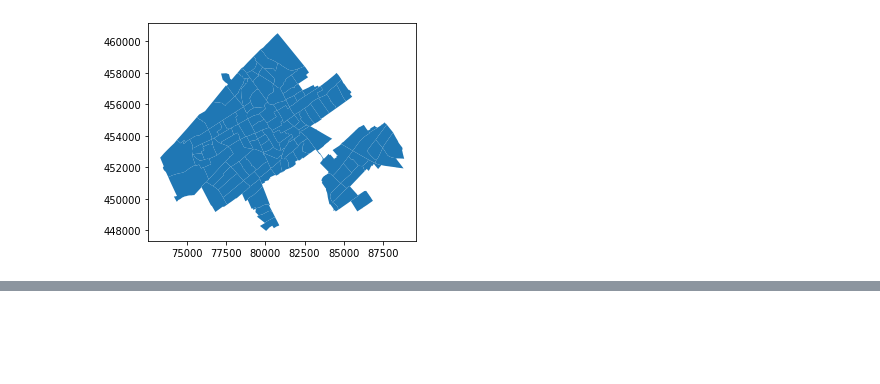
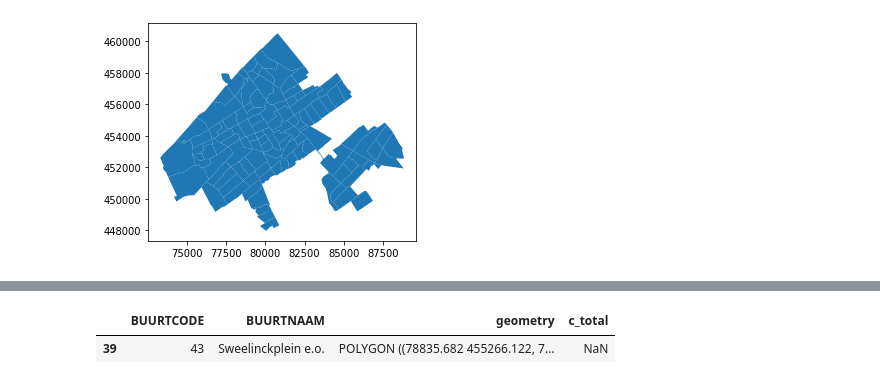
Before and after one commit to J-h-V/OpenDataDenHaag, a Jupyter notebook: Python/NeighborhoodGIS.ipynb, the cells around one changed output, grey strips where cells are left out. Cells and saved outputs as stored; diff of their text form; code cells hidden in the pictures; blank space fills up the shorter version.

```diff
--- a/Python/NeighborhoodGIS.ipynb
+++ b/Python/NeighborhoodGIS.ipynb
@@ -33,5 +33,7 @@ buurten["total_citizens"] = total_dh_19["total_citizens"]
 #buurten = buurten.to_crs('EPSG:4326')
 # %%
 buurten = buurten.reset_index()
+# %%
+buurten = buurten.rename(columns= {"total_citizens":"c_total"})
 # %%
 buurten.to_file("output/buurten.shp")
@@ -60,0 +45,5 @@ buurten
+# %%
+buurten[buurten["BUURTCODE"]==43]
+# %% [output]
+|  | BUURTCODE | BUURTNAAM | geometry | c_total |
+| 39 | 43 | Sweelinckplein e.o. | POLYGON ((78835.682 455266.122, 7... | NaN |
```
Also changed, not shown: parts of 8 cells of this notebook, 14 other files.
